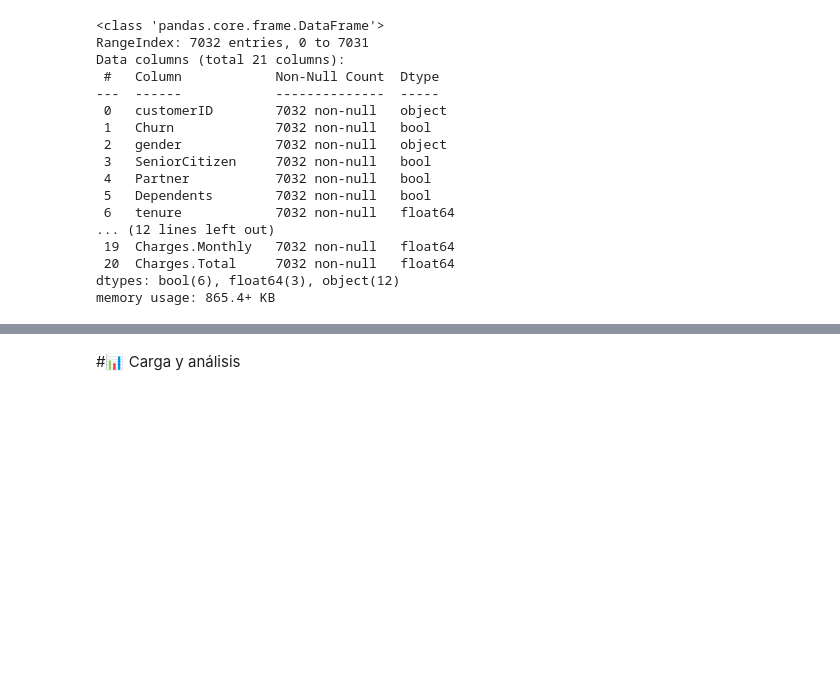
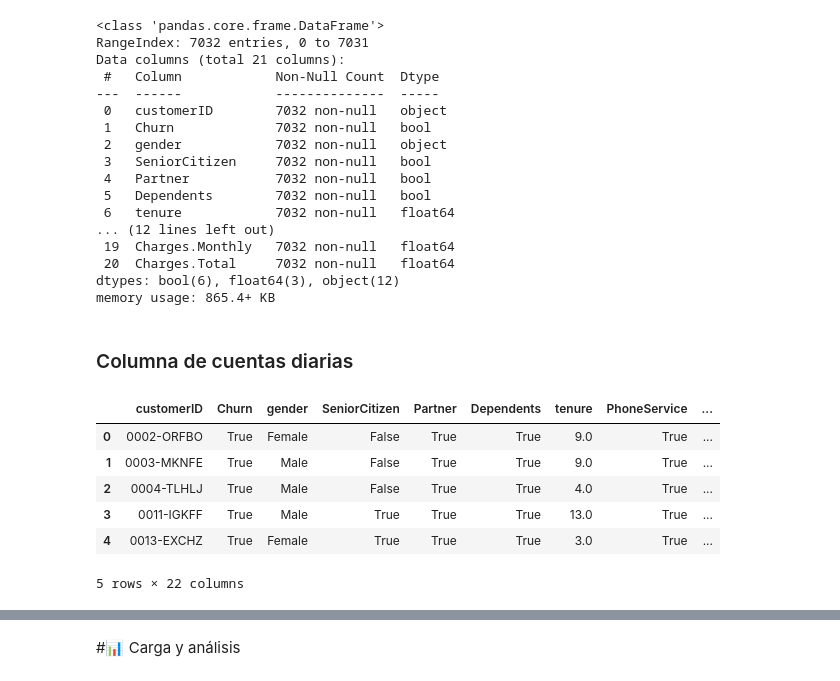
Before and after one commit to SilvanaCicchitti/challenge_telecom, a Jupyter notebook: TelecomX_LATAM.ipynb, the cells around one changed output, grey strips where cells are left out. Saved outputs shown, nothing was run; the diff lists cells and outputs as text; code cells hidden in the pictures; blank space fills up the shorter version.

```diff
--- a/TelecomX_LATAM.ipynb
+++ b/TelecomX_LATAM.ipynb
@@ -427,3 +428,16 @@ Data columns (total 21 columns):
  20  Charges.Total     7032 non-null   float64
 dtypes: bool(6), float64(3), object(12)
 memory usage: 865.4+ KB
+# %% [markdown]
+### Columna de cuentas diarias
+# %%
+datos2['Charges.Daily'] = (datos2['Charges.Monthly'] / 30).round(2)
+datos2.head()
+# %% [output]
+|  | customerID | Churn | gender | SeniorCitizen | Partner | Dependents | tenure | PhoneService | ... |
+| 0 | 0002-ORFBO | True | Female | False | True | True | 9.0 | True | ... |
+| 1 | 0003-MKNFE | True | Male | False | True | True | 9.0 | True | ... |
+| 2 | 0004-TLHLJ | True | Male | False | True | True | 4.0 | True | ... |
+| 3 | 0011-IGKFF | True | Male | True | True | True | 13.0 | True | ... |
+| 4 | 0013-EXCHZ | True | Female | True | True | True | 3.0 | True | ... |
+5 rows × 22 columns
```
Also changed, not shown: parts of 11 cells of this notebook.
